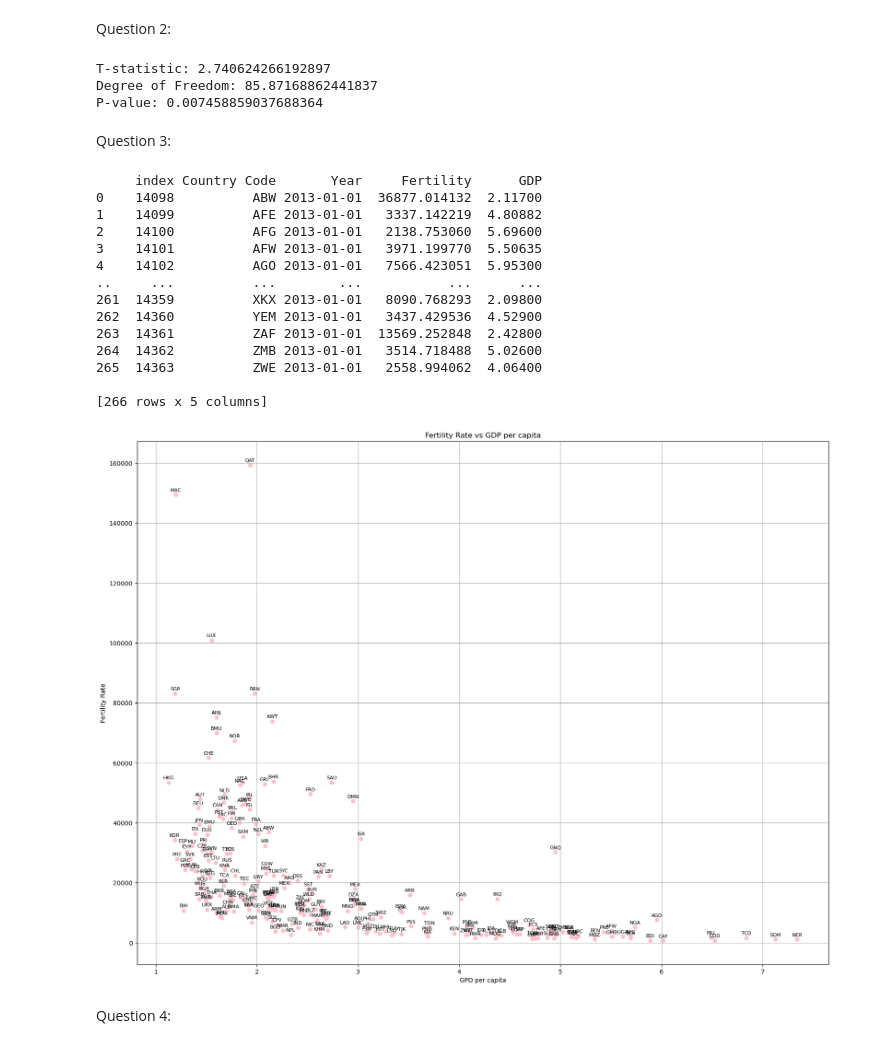
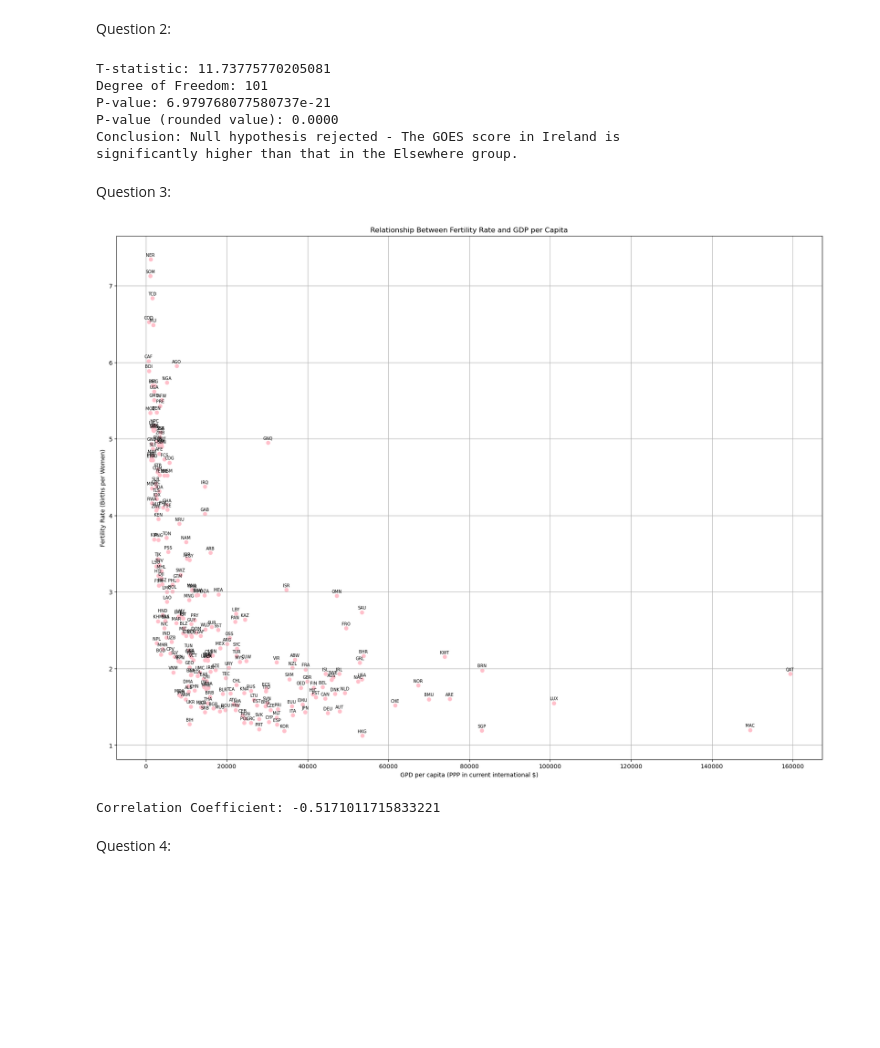
Before and after one commit to ahugari/DIAML, a Jupyter notebook: Assignment 3/miraguha_DIAML_Assignment3.ipynb, the cells around one changed output. Drawn from its saved outputs; the diff is of its cells as text; code cells hidden in the pictures; blank space fills up the shorter version.

```diff
--- a/Assignment 3/miraguha_DIAML_Assignment3.ipynb
+++ b/Assignment 3/miraguha_DIAML_Assignment3.ipynb
@@ -62,21 +62,18 @@ import scipy.stats as stats
 goes_data = {
     "Location": ["Ireland","Elsewhere"],
     "Sample Size": [42,61],
-    "Mean": [61,57],
+    "Mean": [74,57],
     "Standard Deviation": [7.4,7.1]
 }
 
-
-
 goes_df = pd.DataFrame(data=goes_data)
 # H0 goes score is the same elsewhere
-# H1 goes score is highest in ireland or not equal to other countries
-# valid test would be a two sample test
-# since no values for the individual goes scores are provided, a welch's t-test formula is appropriate
+# H1 goes score is not equal to other countries
+# valid test would be a one tailed test
+# since no values for the individual goes scores are provided, a pooled standard deviation formula is appropriate
+# using the two sample test since we are comparing means from two groups
 
 alpha_level = 0.05
-
-# using the two sample test since we are comparing means from two groups
 
 # in order to calculate the t-test, get the Standard error of mean for both groups
 i_std_d = goes_data["Standard Deviation"][0]
@@ -86,25 +83,35 @@ e_std_d = goes_data["Standard Deviation"][1]
 e_ss = goes_data["Sample Size"][1]
 e_mean = goes_data["Mean"][1]
 
-i_sem= i_std_d / np.sqrt(i_ss)
-e_sem= e_std_d / np.sqrt(e_ss)
+i_squared= i_std_d ** 2
+e_squared= e_std_d ** 2
 
-# using welch's formula
-goes_t_statistic = (i_mean - e_mean) / np.sqrt((i_std_d**2/i_ss) + (e_std_d**2/e_ss))
+# pooled standard deviation formula
+goes_sp = np.sqrt(((i_ss - 1 ) * i_squared + (e_ss - 1) * e_squared)/(i_ss + e_ss - 2))
+
+# t-statistic
+goes_t_statistic =(i_mean-e_mean)/(goes_sp*np.sqrt((1/i_ss) + (1/e_ss)))
 
 print("T-statistic:", goes_t_statistic)
 
-dof = ((i_std_d**2/i_ss) +(e_std_d**2/e_ss))**2 / (((i_std_d**2/i_ss)**2) /(i_ss-1) + ((e_std_d**2/e_ss)**2) /(e_ss-1))
-
+# degrees of freedom
+dof = (i_ss + e_ss) - 2
 print("Degree of Freedom:", dof)
 
-goes_p_value = stats.t.sf(np.abs(goes_t_statistic), dof) * 2
+# one-tailed p-value
+goes_p_value = stats.t.sf(goes_t_statistic, dof)
+print(f"P-value: {goes_p_value}")
+print(f"P-value (rounded value): {goes_p_value:.4f}")
 
-print("P-value:", goes_p_value)
+if goes_p_value < alpha_level: print(f"Conclusion: Null hypothesis rejected - The GOES score in Ireland is \nsignificantly higher than that in the Elsewhere group.")
+else: print(f"Conclusion: Null hypothesis not rejected - There’s no significant difference\n between the GOES scores of Ireland and Elsewhere.")
 # %% [output]
-T-statistic: 2.740624266192897
-Degree of Freedom: 85.87168862441837
-P-value: 0.007458859037688364
+T-statistic: 11.73775770205081
+Degree of Freedom: 101
+P-value: 6.979768077580737e-21
+P-value (rounded value): 0.0000
+Conclusion: Null hypothesis rejected - The GOES score in Ireland is
+significantly higher than that in the Elsewhere group.
 # %% [markdown]
 Question 3:
 # %%
@@ -112,57 +119,43 @@ Question 3:
 import pandas as pd
 # to utilize the tabulate formatter for tables
 from tabulate import tabulate as tb
 # to utilize the plt function
 import matplotlib.pyplot as plt
 
 fertility_rate_df = pd.read_excel('data/fertility_rate.xls', sheet_name="Data", skiprows=3)
 gdp_per_capita = pd.read_excel('data/gdp_per_capita.xls', sheet_name="Data", skiprows=3)
 
 fertility_rate_df_filtered = fertility_rate_df.drop(columns=['Indicator Name', 'Country Name', 'Indicator Code'])
 gdp_per_capita_df_filtered = gdp_per_capita.drop(columns=['Indicator Name', 'Country Name', 'Indicator Code'])
 
 fertility_rate_df_melted = fertility_rate_df_filtered.melt(id_vars='Country Code', var_name='Year', value_name='Fertility')
 gdp_per_capita_melted = gdp_per_capita_df_filtered.melt(id_vars='Country Code', var_name='Year', value_name='GDP')
 # print(gdp_per_capita_melted)
 
 fertility_gdp_df = pd.merge(fertility_rate_df_melted, gdp_per_capita_melted, on=['Year', 'Country Code'])
 
 fertility_gdp_converted = fertility_gdp_df
 fertility_gdp_converted['Year'] = pd.to_datetime(fertility_gdp_df['Year'], format='%Y')
 fertility_gdp_df_2013 = fertility_gdp_converted[fertility_gdp_converted['Year'].dt.year == 2013]
 fertility_gdp_df_2013.reset_index(inplace=True)
 
 plt.figure(figsize=(17,13), constrained_layout=True)
-plt.scatter(fertility_gdp_df_2013['GDP'], fertility_gdp_df_2013['Fertility'], color='pink')
-plt.title("Fertility Rate vs GDP per capita")
-plt.xlabel('GPD per capita')
-plt.ylabel('Fertility Rate')
-
-print(fertility_gdp_df_2013)
-# print(fertility_gdp_df_2013['GDP'])
+plt.scatter(fertility_gdp_df_2013['Fertility'], fertility_gdp_df_2013['GDP'], color='pink')
+plt.title("Relationship Between Fertility Rate and GDP per Capita")
+plt.xlabel('GPD per capita (PPP in current international $)')
+plt.ylabel('Fertility Rate (Births per Women)')
 
 for i in range(len(fertility_gdp_df_2013)):
-    plt.annotate(fertility_gdp_df_2013['Country Code'][i], (fertility_gdp_df_2013['GDP'][i], fertility_gdp_df_2013['Fertility'][i]), textcoords="offset points", xytext=(0,5), ha="center", fontsize=8)
+    plt.annotate(fertility_gdp_df_2013['Country Code'][i], (fertility_gdp_df_2013['Fertility'][i], fertility_gdp_df_2013['GDP'][i]), textcoords="offset points", xytext=(0,5), ha="center", fontsize=7)
 
 plt.grid(True)
-plt.tight_layout(pad=2.0)
 plt.show()
+
+corr_coefficient = fertility_gdp_df_2013['GDP'].corr(fertility_gdp_df_2013['Fertility'])
+print(f'Correlation Coefficient: {corr_coefficient}')
 # %% [output]
+[figure, new version]
-     index Country Code       Year     Fertility      GDP
-0    14098          ABW 2013-01-01  36877.014132  2.11700
-1    14099          AFE 2013-01-01   3337.142219  4.80882
-2    14100          AFG 2013-01-01   2138.753060  5.69600
-3    14101          AFW 2013-01-01   3971.199770  5.50635
-4    14102          AGO 2013-01-01   7566.423051  5.95300
-..     ...          ...        ...           ...      ...
-261  14359          XKX 2013-01-01   8090.768293  2.09800
-262  14360          YEM 2013-01-01   3437.429536  4.52900
-263  14361          ZAF 2013-01-01  13569.252848  2.42800
-264  14362          ZMB 2013-01-01   3514.718488  5.02600
-265  14363          ZWE 2013-01-01   2558.994062  4.06400
-
-[266 rows x 5 columns]
+Correlation Coefficient: -0.5171011715833221
-[figure, old version]
 # %% [markdown]
 Question 4:
 # %%
```
Also changed, not shown: parts of 3 cells of this notebook, 4 other files.
